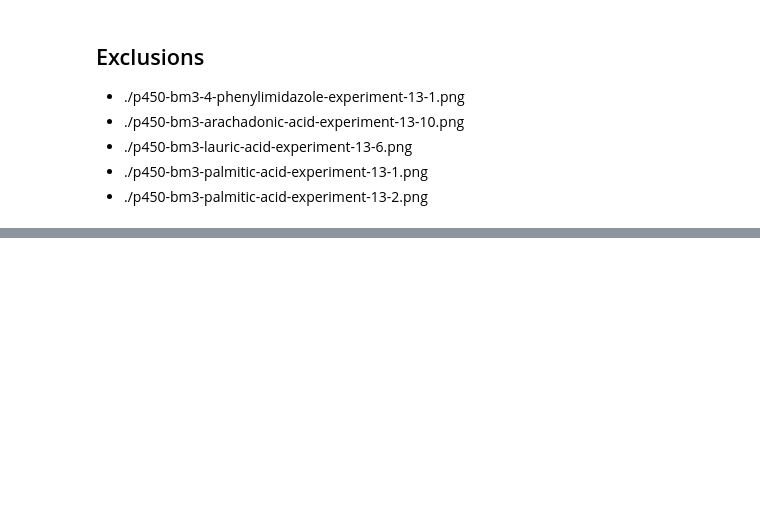
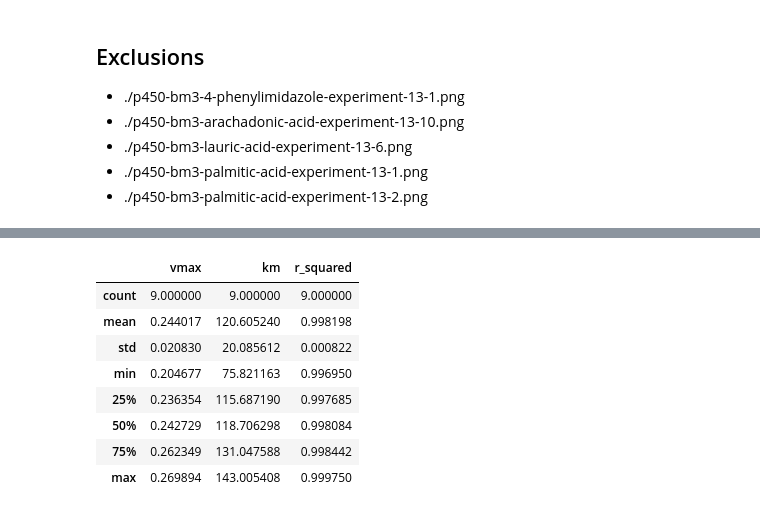
Before and after one commit to jamesengleback/plase_assay_development, a Jupyter notebook: nb/all-titrations.ipynb, the cells around one changed output, grey strips where cells are left out. Cells and saved outputs as stored; diff of their text form; code cells hidden in the pictures; blank space fills up the shorter version.

```diff
--- a/nb/all-titrations.ipynb
+++ b/nb/all-titrations.ipynb
@@ -430,3 +446,18 @@ print(bulk_summary.round(2).to_markdown(index=False))
 # bummary = bummary.loc[:, ['ligand', 'count', 'km_mean', 'km_std', 'km_cv%', 'vmax_mean', 'vmax_std', 'vmax_cv%']]
 #
 # bummary
+# %%
+#pd.DataFrame(data['Arachadonic Acid'])
+metrics_aa = metrics.loc[metrics['experiment_number'] != '13', :]
+metrics_aa = metrics_aa.loc[metrics_aa['ligand'] == 'Arachadonic Acid', :]
+metrics_aa.describe()
+# %% [output]
+|  | vmax | km | r_squared |
+| count | 9.000000 | 9.000000 | 9.000000 |
+| mean | 0.244017 | 120.605240 | 0.998198 |
+| std | 0.020830 | 20.085612 | 0.000822 |
+| min | 0.204677 | 75.821163 | 0.996950 |
+| 25% | 0.236354 | 115.687190 | 0.997685 |
+| 50% | 0.242729 | 118.706298 | 0.998084 |
+| 75% | 0.262349 | 131.047588 | 0.998442 |
+| max | 0.269894 | 143.005408 | 0.999750 |
```
Also changed, not shown: parts of 7 cells of this notebook, 54 other files.
